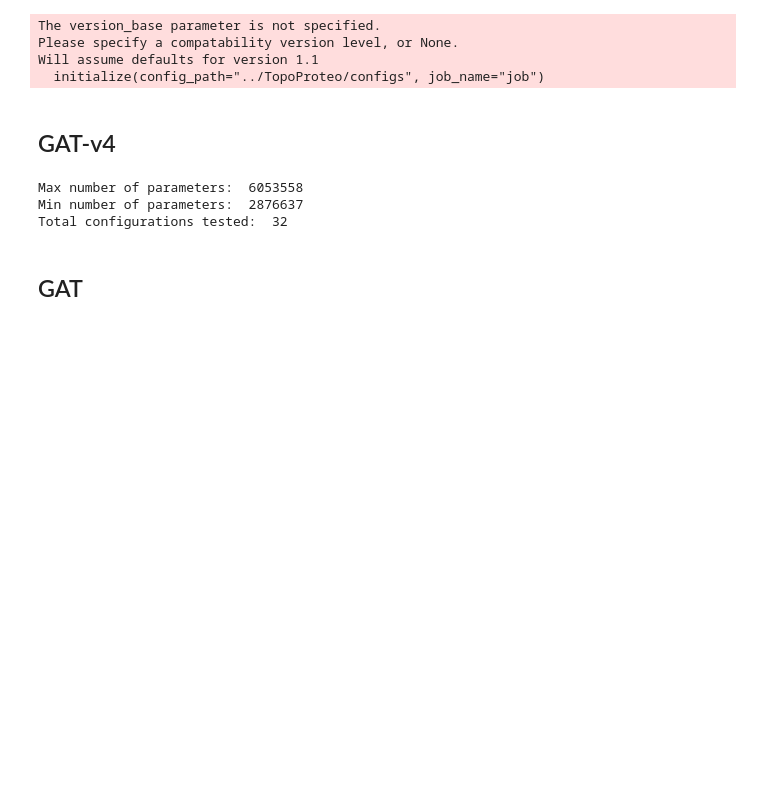
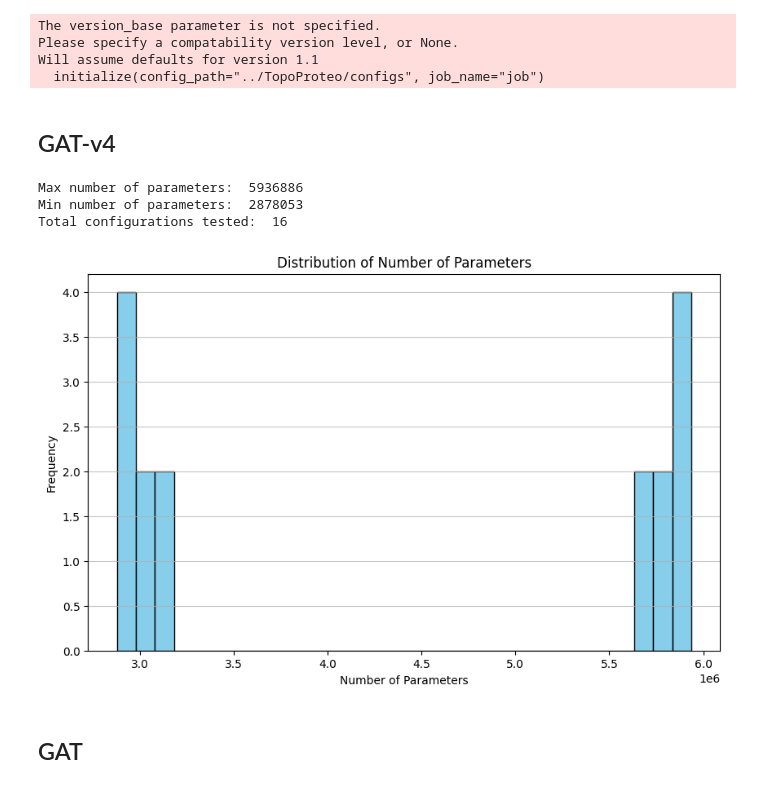
Before and after one commit to geometric-intelligence/TopoProteo, a Jupyter notebook: hyperparameter_search_analysis.ipynb, the cells around one changed output. Saved outputs shown, nothing was run; the diff lists cells and outputs as text; code cells hidden in the pictures; blank space fills up the shorter version.

Commit message:
modifying hyperparameter search notebook to visualize runs

```diff
--- a/hyperparameter_search_analysis.ipynb
+++ b/hyperparameter_search_analysis.ipynb
@@ -124,7 +157,7 @@ if GlobalHydra().is_initialized():
 
 initialize(config_path="../TopoProteo/configs", job_name="job")
 
-def load_config_and_model(model_name, hidden_channels, heads, out_channels, fc_dim, graph_encoder_dim):
+def load_config_and_model(model_name, hidden_channels, heads, out_channels, fc_dim, graph_encoder_dim, feature_encoder_dim):
     cfg = compose(
             config_name="run.yaml",
             overrides=[
@@ -141,6 +174,7 @@ def load_config_and_model(model_name, hidden_channels, heads, out_channels, fc_d
                 # Readout
                 f"model.readout.fc_dim={fc_dim}",
                 f"model.readout.graph_encoder_dim={graph_encoder_dim}",
+                f"model.readout.feature_encoder_dim={feature_encoder_dim}",
                 # f"model.readout.fc_act={fc_act}",
             ],
             return_hydra_config=True
@@ -162,38 +196,49 @@ Will assume defaults for version 1.1
 # %%
 total_params_list_combined = []
 
 # Iterate over GATv4-specific parameter combinations
-for feature_encoder_out_channels in fc_out_channels_gatv4:
+for feature_encoder_out_channels in feature_encoder_out_channels_gatv4:
     for hidden_channels in gat_v4_hidden_channels:
         for heads in gat_v4_heads:
-            for fc_dim in fc_dims:
-                for graph_encoder_dim in graph_encoder_dims:
-                    try:
-                        # Load model with current config
-                        model = load_config_and_model(
-                            model_name="graph/gatv4",
-                            hidden_channels=hidden_channels,
-                            heads=heads,
-                            out_channels=feature_encoder_out_channels,
-                            fc_dim=fc_dim,
-                            graph_encoder_dim=graph_encoder_dim,
-                        )
-                        # Count parameters
-                        total_params = sum(p.numel() for p in model.parameters())
-                        total_params_list_combined.append(total_params)
+            for fc_dim in fc_dim_gatv4:
+                for graph_encoder_dim in graph_encoder_dims_gatv4:
+                    for feature_encoder_dim in feature_encoder_dims_gatv4:
+                        try:
+                                # Load model with current config
+                            model = load_config_and_model(
+                                model_name="graph/gatv4",
+                                hidden_channels=hidden_channels,
+                                heads=heads,
+                                out_channels=feature_encoder_out_channels,
+                                fc_dim=fc_dim,
+                                graph_encoder_dim=graph_encoder_dim,
+                                feature_encoder_dim=feature_encoder_dim,
+                            )
+                            # Count parameters
+                            total_params = sum(p.numel() for p in model.parameters())
+                            total_params_list_combined.append(total_params)
 
-                    except Exception as e:
-                        print(f"⚠️ Skipped combo due to error: {e}")
-                        continue
+                        except Exception as e:
+                            print(f"⚠️ Skipped combo due to error: {e}")
+                            continue
 
 # Summary
 print("Max number of parameters: ", max(total_params_list_combined))
 print("Min number of parameters: ", min(total_params_list_combined))
 print("Total configurations tested: ", len(total_params_list_combined))
+# Plot the distribution of the number of parameters
+plt.figure(figsize=(10, 6))
+plt.hist(total_params_list_combined, bins=30, color='skyblue', edgecolor='black')
+plt.title('Distribution of Number of Parameters')
+plt.xlabel('Number of Parameters')
+plt.ylabel('Frequency')
+plt.grid(axis='y', alpha=0.75)
+plt.show()
 # %% [output]
-Max number of parameters:  6053558
-Min number of parameters:  2876637
-Total configurations tested:  32
+Max number of parameters:  5936886
+Min number of parameters:  2878053
+Total configurations tested:  16
+[figure, added]
 # %% [markdown]
 ## GAT ##
 # %%
```
Also changed, not shown: parts of 9 cells of this notebook, 2 other files.
